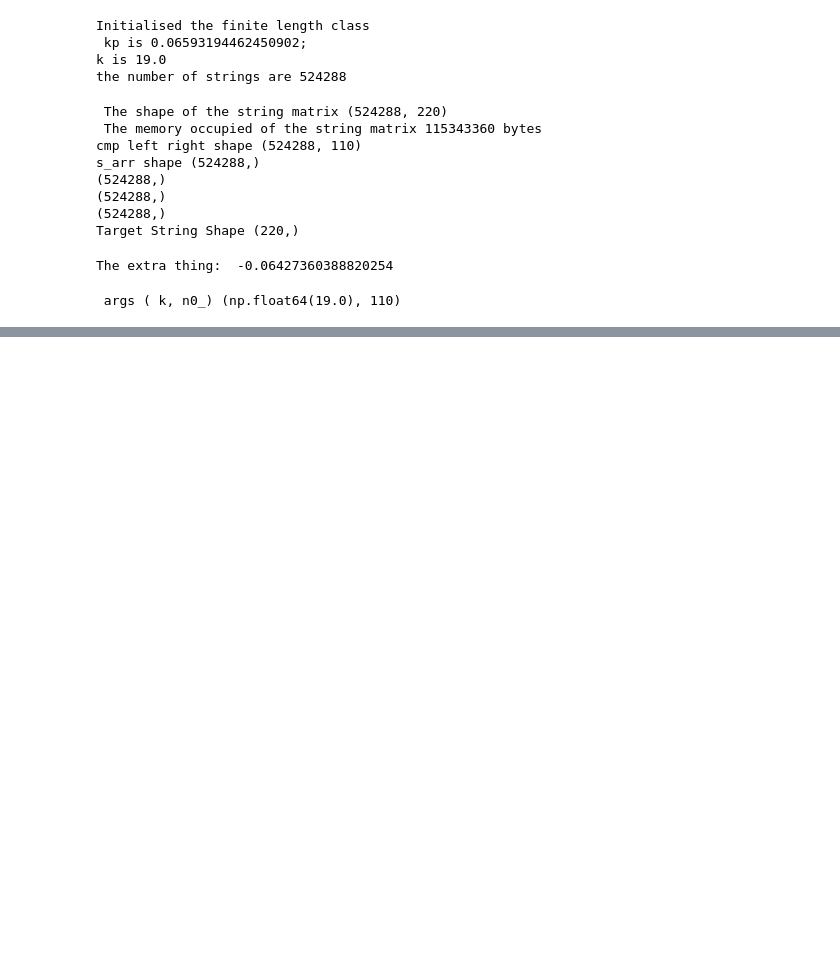
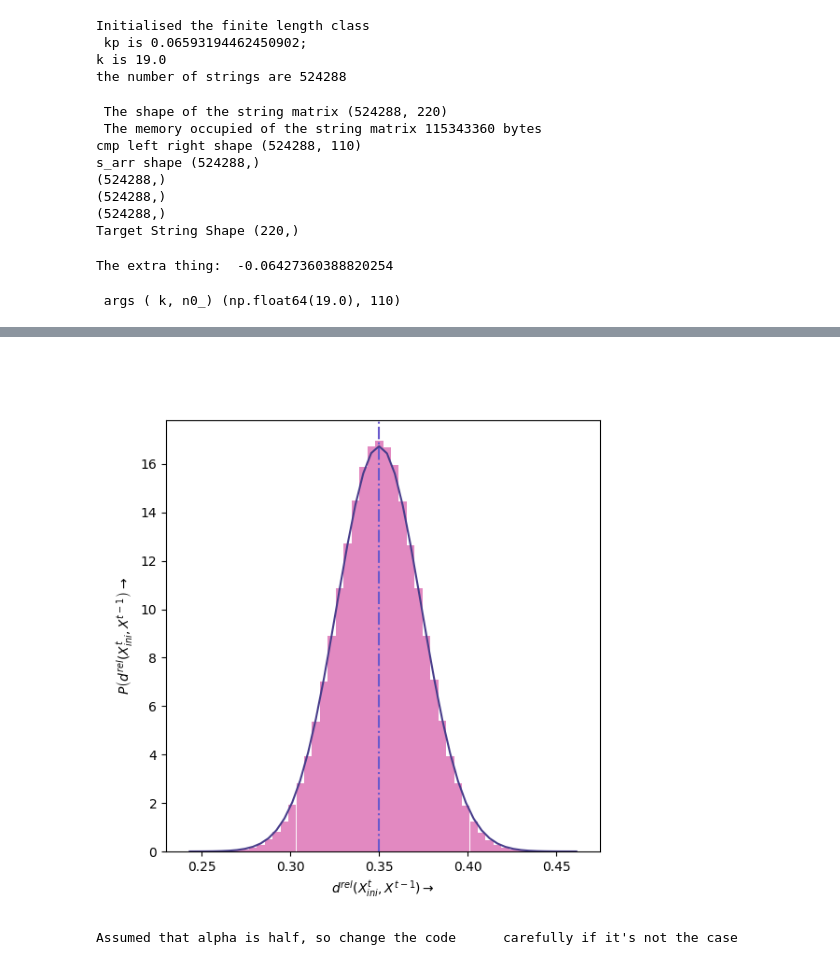
Before and after one commit to HimanshuSingh-all/code, a Jupyter notebook: string_simul.ipynb, the cells around one changed output, grey strips where cells are left out. Drawn from its saved outputs; the diff is of its cells as text; code cells hidden in the pictures; blank space fills up the shorter version.

```diff
--- a/string_simul.ipynb
+++ b/string_simul.ipynb
@@ -244,0 +222,55 @@ for i, vals in enumerate(zip(constructed_strs[:], ind_in_ints)):
+# %%
+plt.clf()
+_, x, _ =plt.hist(dists_from_given, bins  = 50, density=True, alpha = 0.5, color = 'mediumvioletred')
+x = (x[1:]-x[:-1])/2 + x[:-1]
+mean = worst_s_arr*ALPHA/2 + (1-ALPHA)/2
+var = (1-ALPHA)/(4*n)
+# normal_dist = lambda x : (1/np.sqrt(2*np.pi*var)) * np.exp( -(x-mean)**2/(2*var))
+# plt.plot(np.normal(loc = mean, scale = var**0.5, size = 100) )
+normal_pdf = (1/(np.sqrt(2*np.pi*var))) * np.exp(-0.5*((x-mean)**2)/var)
+plt.axvline(x = mean, color = 'slateblue', linestyle = 'dashdot')
+plt.plot(x, normal_pdf, color= 'darkslateblue', label = 'fit')
+plt.xlabel(r'$d^{rel}(X^t_{ini},X^{t-1})\to$')
+plt.ylabel(r'$P\left(d^{rel}(X^t_{ini},X^{t-1}\right)\to$')
+plt.savefig('drel_ini_final.png', dpi = 300, bbox_inches = 'tight')
+plt.show()
+# %% [output]
+[figure, added]
+# %%
+CONSTR_TARG = target_string
+
+# print(CONSTR_TARG.shape)
+assert CONSTR_TARG.shape == (n,)
+GIVENSTR = np.squeeze(fp_strings[get_index, :])
+# print(GIVENSTR.shape)
+assert GIVENSTR.ndim ==1
+print("Assumed that alpha is half, so change the code\
+      carefully if it's not the case")
+
+
+dists_from_other = np.zeros_like(s_arr)
+dists_from_target = np.zeros_like(s_arr)
+
+
+left_substr = GIVENSTR[:n//4]
+right_substr = GIVENSTR[3*n//4:n]
+assert left_substr.shape == right_substr.shape
+
+random_part = np.random.choice(
+    a = [True, False],
+    size = (n0_,),
+    p = [choice_p, 1- choice_p]
+    )
+CONSTR_STR = np.hstack((left_substr, right_substr, random_part) )
+
+for i, a_str in enumerate(fp_strings[ind]):
+    assert a_str.shape == CONSTR_STR.shape
+    dist = np.sum(np.logical_xor(CONSTR_STR, a_str))
+    dists_from_other[i] = dist/n
+    dist = np.sum(np.logical_xor(CONSTR_TARG, a_str))
+    dists_from_target[i] = dist/n
+
+dist = np.sum(np.logical_xor(GIVENSTR, CONSTR_STR))
+dist_from_given = dist/n
+# %% [output]
+Assumed that alpha is half, so change the code      carefully if it's not the case
```
Also changed, not shown: parts of 22 cells of this notebook, 3 other files.
